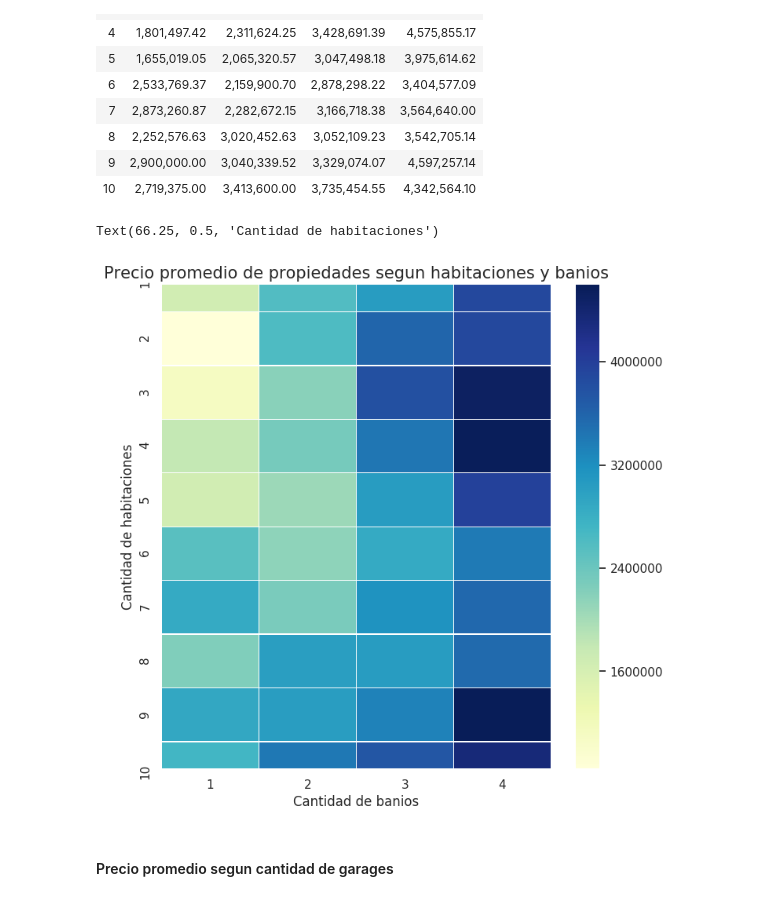
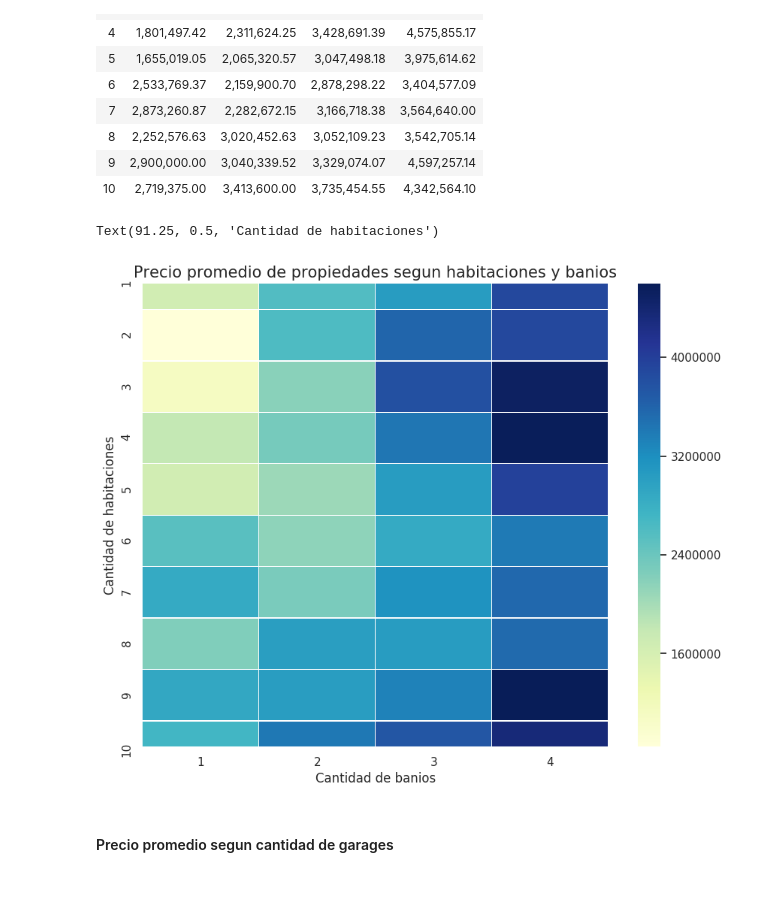
Before and after one commit to diaznicolasandres1/95.58-orga-datos-zonaprop-mexico-12-16, a Jupyter notebook: notebooks/03-exploracion-por-propiedades-provincias.ipynb, the cells around one changed output. Saved outputs shown, nothing was run; the diff lists cells and outputs as text; code cells hidden in the pictures.

```diff
--- a/notebooks/03-exploracion-por-propiedades-provincias.ipynb
+++ b/notebooks/03-exploracion-por-propiedades-provincias.ipynb
@@ -587,14 +604,14 @@ precio_por_habitaciones_banios_unstacked
 | 9 | 2,900,000.00 | 3,040,339.52 | 3,329,074.07 | 4,597,257.14 |
 | 10 | 2,719,375.00 | 3,413,600.00 | 3,735,454.55 | 4,342,564.10 |
 # %%
-plt.figure(figsize=(8, 8))
+plt.figure(figsize=(10, 8))
 g = sns.heatmap(precio_por_habitaciones_banios_unstacked, cmap="YlGnBu", linewidths=0.25)
 g.set_title("Precio promedio de propiedades segun habitaciones y banios", fontsize=15)
 g.set_xlabel("Cantidad de banios", fontsize=12)
 g.set_ylabel("Cantidad de habitaciones", fontsize=12)
 # %% [output]
-Text(66.25, 0.5, 'Cantidad de habitaciones')
+Text(91.25, 0.5, 'Cantidad de habitaciones')
-[figure, old version]
+[figure, new version]
 # %% [markdown]
 #### Precio promedio segun cantidad de garages
 # %%
```
Also changed, not shown: parts of 10 cells of this notebook.
